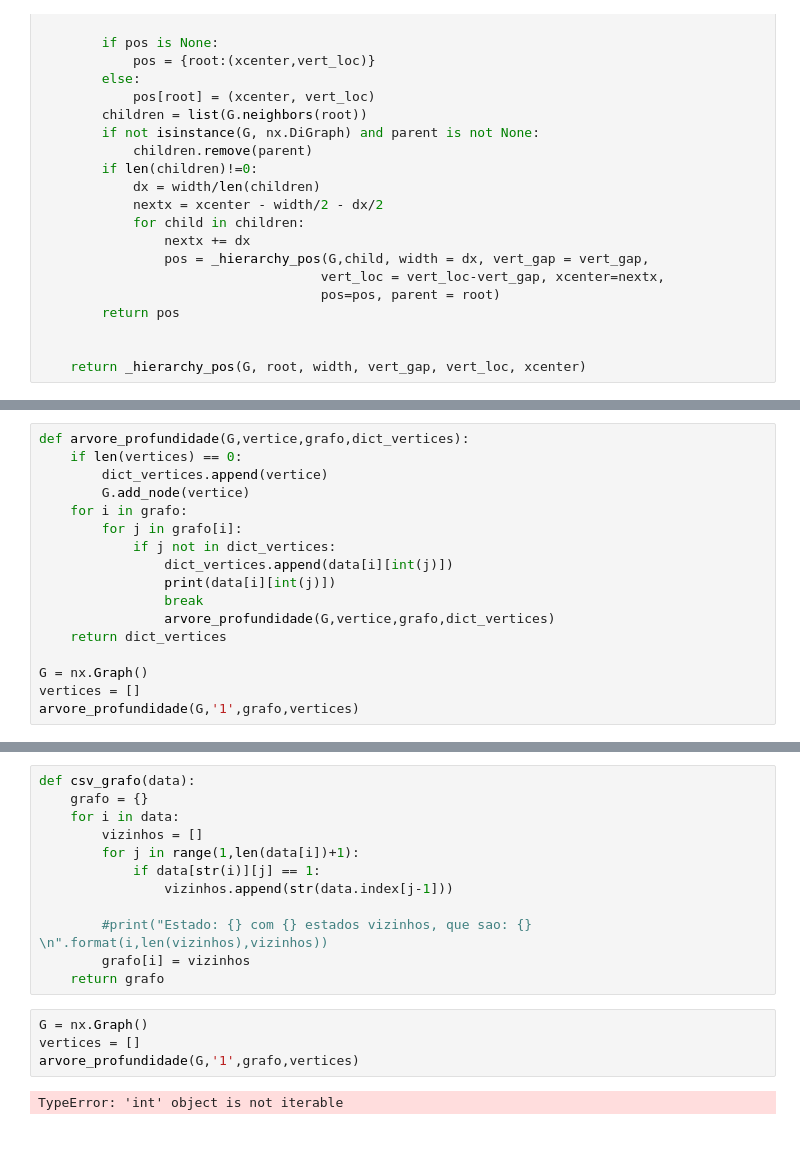
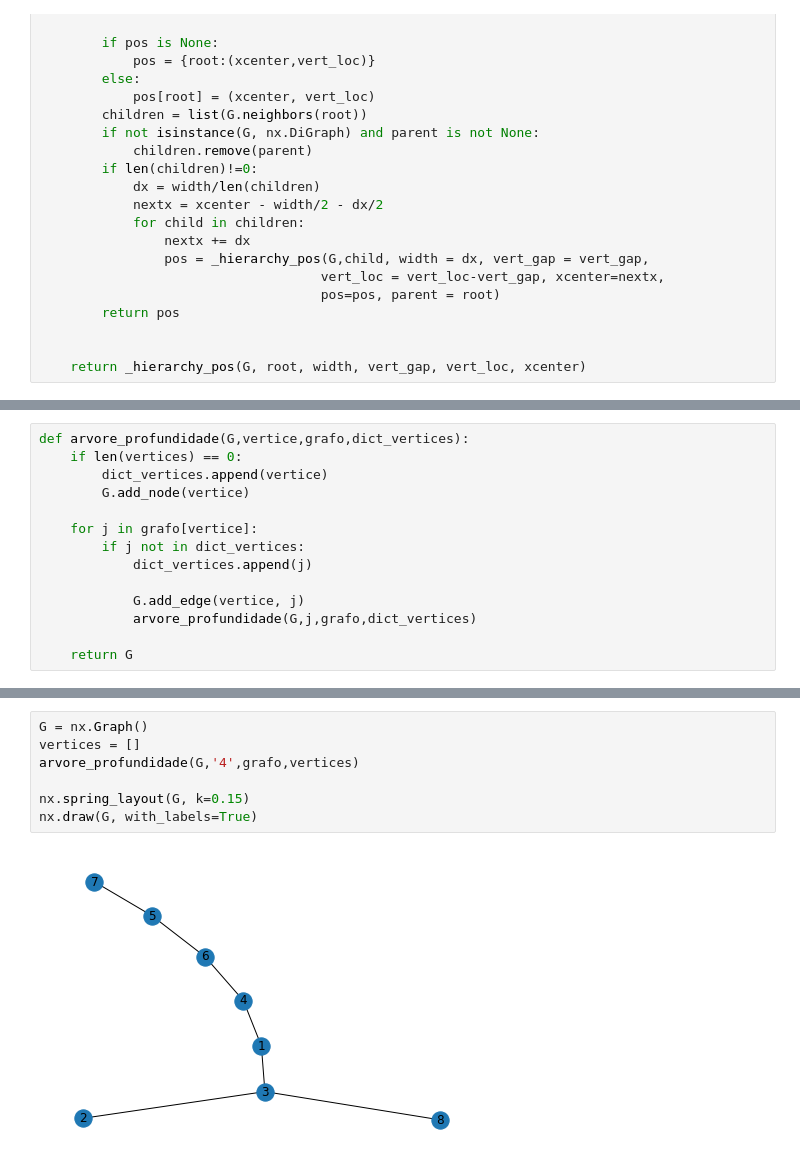
Before and after one commit to paulo7676/Faculdade, a Jupyter notebook: Grafos/Atividade 05/Grafo01.ipynb, the cells around one changed output, grey strips where cells are left out. Drawn from its saved outputs; the diff is of its cells as text; blank space fills up the shorter version.

Commit message:
atualizacao LCDIA E grafos

```diff
--- a/Grafos/Atividade 05/Grafo01.ipynb
+++ b/Grafos/Atividade 05/Grafo01.ipynb
@@ -115,15 +100,12 @@ def arvore_profundidade(G,vertice,grafo,dict_vertices):
     if len(vertices) == 0:
         dict_vertices.append(vertice)
         G.add_node(vertice)
-    for i in grafo:
-        for j in grafo[i]:
-            if j not in dict_vertices:
-                dict_vertices.append(data[i][int(j)])
-                print(data[i][int(j)])
-                break
-                arvore_profundidade(G,vertice,grafo,dict_vertices)
-    return dict_vertices
 
-G = nx.Graph()
-vertices = []
-arvore_profundidade(G,'1',grafo,vertices)
+    for j in grafo[vertice]:
+        if j not in dict_vertices:
+            dict_vertices.append(j)
+
+            G.add_edge(vertice, j)
+            arvore_profundidade(G,j,grafo,dict_vertices)
+
+    return G
@@ -173,18 +112,9 @@ for i in grafo:
-# %%
-def csv_grafo(data):
-    grafo = {}
-    for i in data:
-        vizinhos = []
-        for j in range(1,len(data[i])+1):
-            if data[str(i)][j] == 1:
-                vizinhos.append(str(data.index[j-1]))
-
-        #print("Estado: {} com {} estados vizinhos, que sao: {} \n".format(i,len(vizinhos),vizinhos))
-        grafo[i] = vizinhos
-    return grafo
 # %%
 G = nx.Graph()
 vertices = []
-arvore_profundidade(G,'1',grafo,vertices)
+arvore_profundidade(G,'4',grafo,vertices)
+
+nx.spring_layout(G, k=0.15)
+nx.draw(G, with_labels=True)
 # %% [output]
-TypeError: 'int' object is not iterable
+[figure, added]
```
Also changed, not shown: parts of 9 cells of this notebook, 4 other files.
